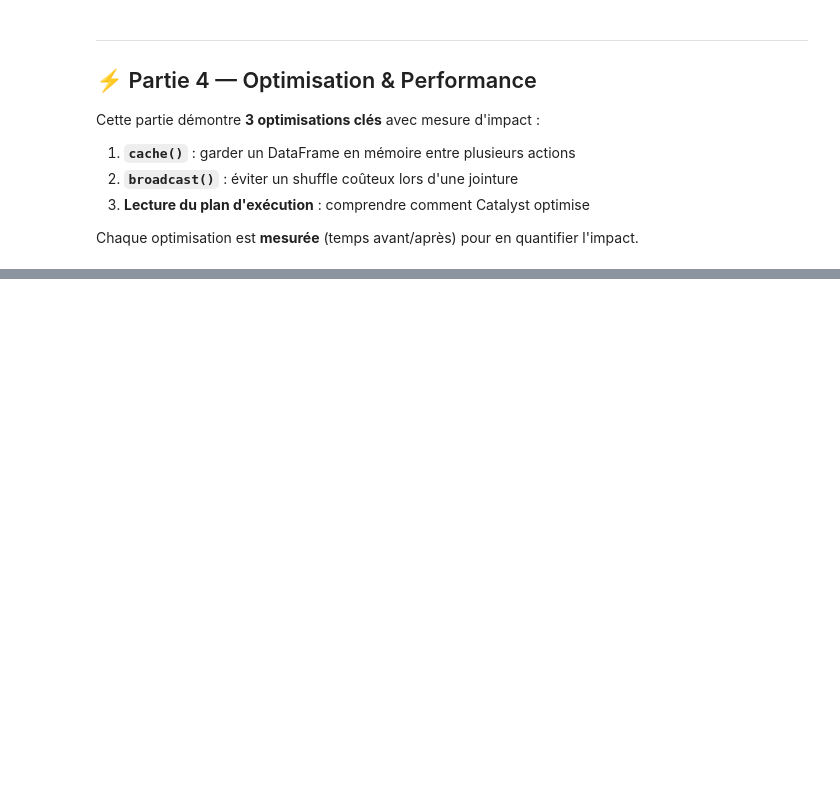
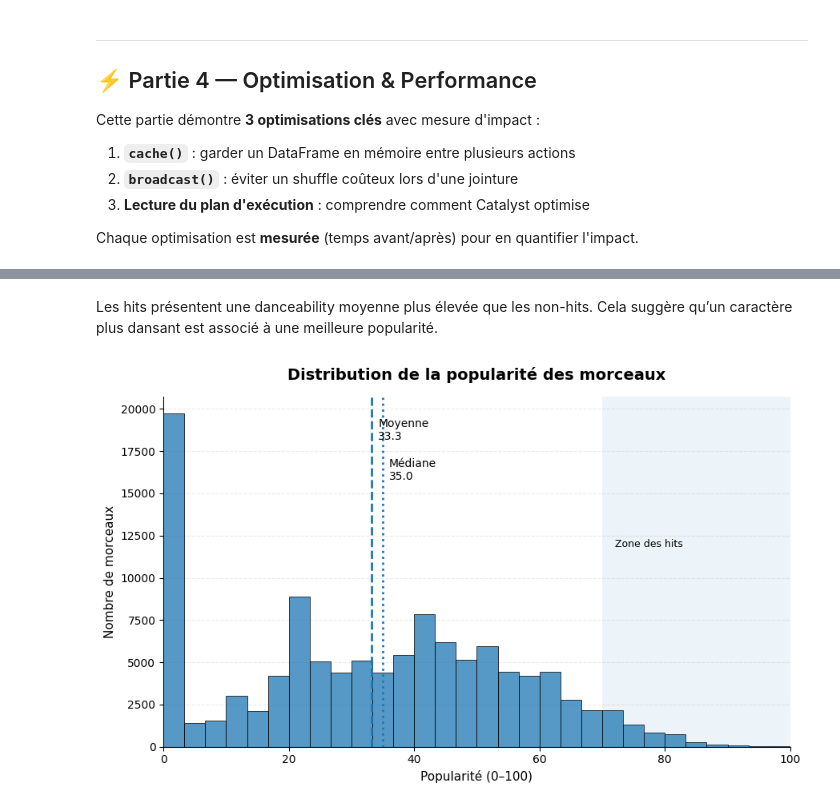
Before and after one commit to YanisTounsi/projet-pyspark-spotify, a Jupyter notebook: notebooks/01_setup_et_ingestion.ipynb, the cells around one changed output, grey strips where cells are left out. Cells and saved outputs as stored; diff of their text form; code cells hidden in the pictures; blank space fills up the shorter version.

```diff
--- a/notebooks/01_setup_et_ingestion.ipynb
+++ b/notebooks/01_setup_et_ingestion.ipynb
@@ -974,0 +1231,77 @@ AdaptiveSparkPlan isFinalPlan=false
+# %% [markdown]
+Les hits présentent une danceability moyenne plus élevée que les non-hits.
+Cela suggère qu’un caractère plus dansant est associé à une meilleure popularité.
+# %%
+pop_pd = df_clean.select("popularity").toPandas().copy()
+
+import matplotlib.pyplot as plt
+import numpy as np
+
+fig, ax = plt.subplots(figsize=(9, 5.5))
+
+# Histogramme + densité visuelle
+counts, bins, patches = ax.hist(
+    pop_pd["popularity"],
+    bins=30,
+    edgecolor="black",
+    linewidth=0.7,
+    alpha=0.75
+)
+
+# Moyenne
+mean_val = pop_pd["popularity"].mean()
+ax.axvline(mean_val, linestyle="--", linewidth=2)
+ax.text(
+    mean_val + 1,
+    max(counts)*0.92,
+    f"Moyenne\n{mean_val:.1f}",
+    fontsize=10,
+    ha="left"
+)
+
+# Médiane
+median_val = pop_pd["popularity"].median()
+ax.axvline(median_val, linestyle=":", linewidth=2)
+ax.text(
+    median_val + 1,
+    max(counts)*0.80,
+    f"Médiane\n{median_val:.1f}",
+    fontsize=10,
+    ha="left"
+)
+
+# Zone visuelle des hits (>=70)
+ax.axvspan(70, 100, alpha=0.08)
+ax.text(
+    72,
+    max(counts)*0.6,
+    "Zone des hits",
+    fontsize=9
+)
+
+# Titres
+ax.set_title(
+    "Distribution de la popularité des morceaux",
+    fontsize=14,
+    fontweight="bold",
+    pad=15
+)
+
+ax.set_xlabel("Popularité (0–100)", fontsize=11)
+ax.set_ylabel("Nombre de morceaux", fontsize=11)
+
+# Grille
+ax.grid(axis="y", linestyle="--", alpha=0.25)
+ax.set_axisbelow(True)
+
+# Nettoyage visuel
+ax.spines["top"].set_visible(False)
+ax.spines["right"].set_visible(False)
+
+# Ajustement limites
+ax.set_xlim(0, 100)
+
+plt.tight_layout()
+plt.show()
+# %% [output]
+[figure, added]
```
Also changed, not shown: parts of 44 cells of this notebook.
